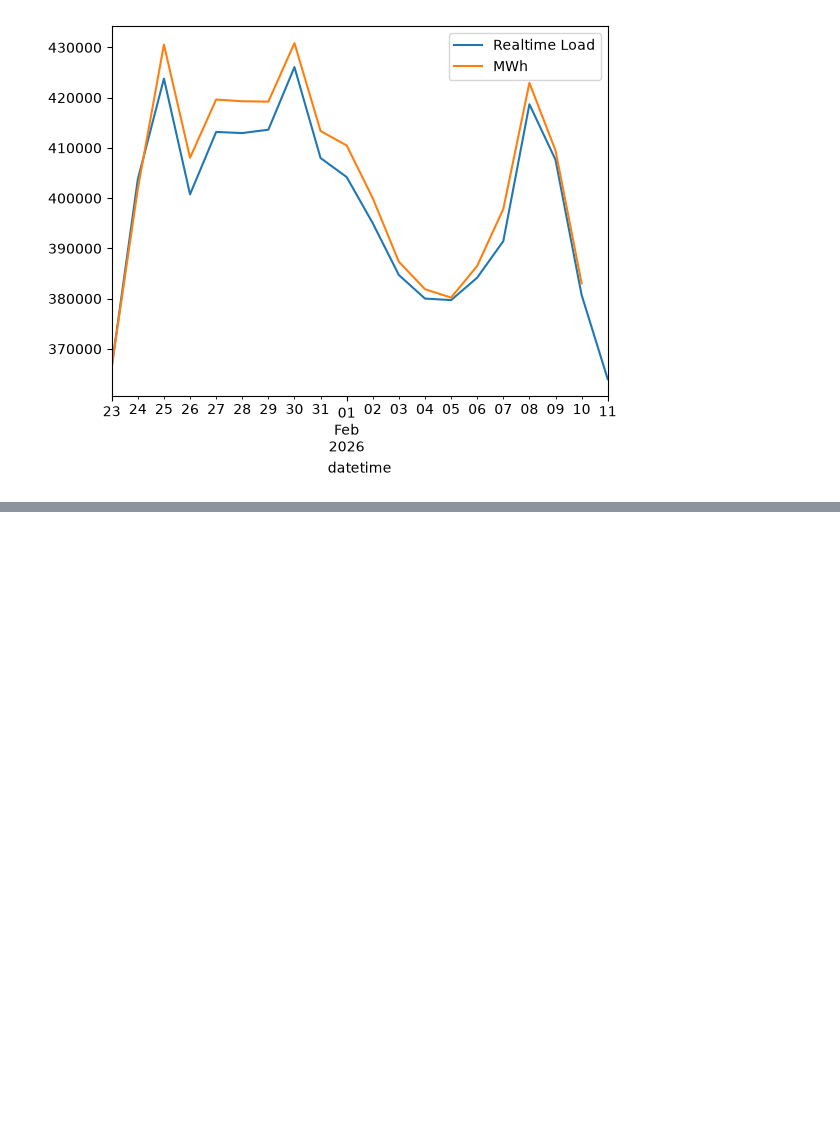
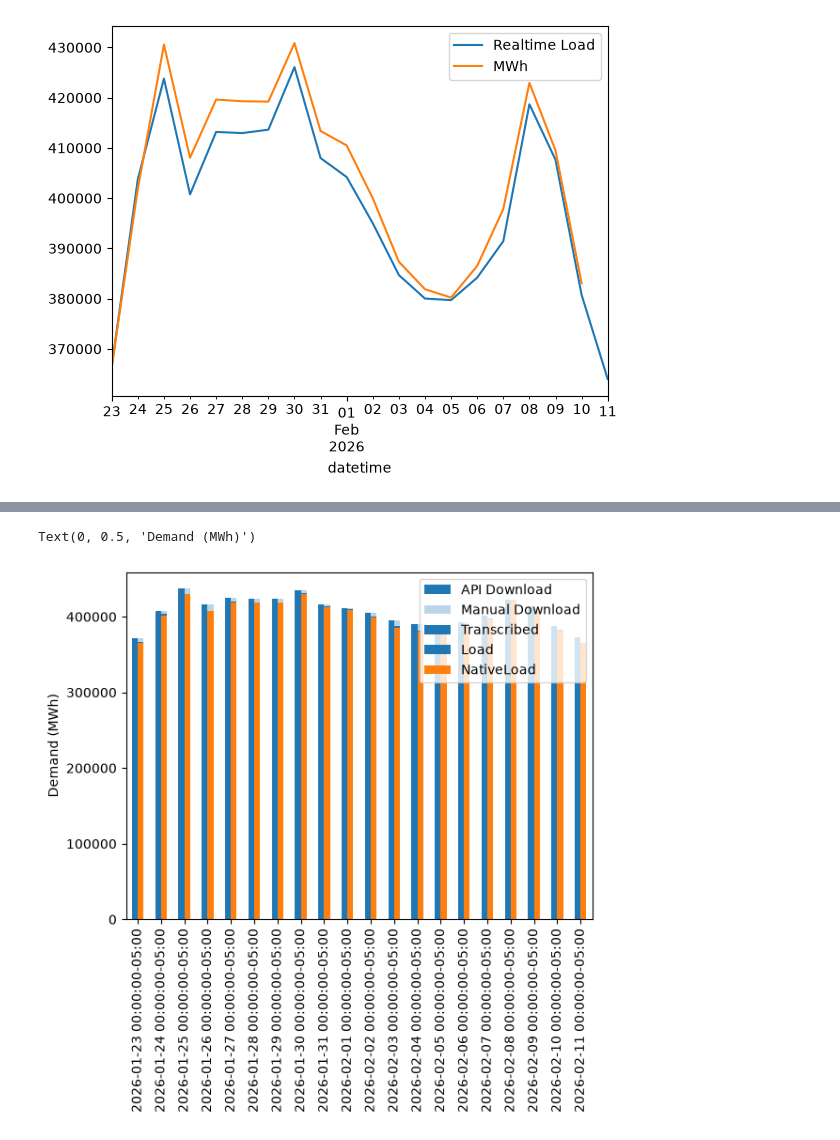
Before and after one commit to ucsusa/osw_analysis, a Jupyter notebook: demand_download.ipynb, the cells around one changed output, grey strips where cells are left out. Cells and saved outputs as stored; diff of their text form; code cells hidden in the pictures; blank space fills up the shorter version.

```diff
--- a/demand_download.ipynb
+++ b/demand_download.ipynb
@@ -89,0 +271,12 @@ ax.legend()
+# %%
+fig, ax = plt.subplots()
+full_df.sum(axis=1).plot.bar(ax=ax, label='API Download')
+full_df_man.sum(axis=1).plot.bar(ax=ax, label='Manual Download', lw=10, alpha=0.3)
+trans_df.reindex(full_df.index).rename(columns={'MWh':'Transcribed'}).plot.bar(ax=ax, label='Transcribed')
+hourlysys_df.resample('D').sum()[['Load','NativeLoad']].plot.bar(ax=ax)
+ax.legend()
+ax.set_xlabel('')
+ax.set_ylabel("Demand (MWh)")
+# %% [output]
+Text(0, 0.5, 'Demand (MWh)')
+[figure, added]
```
Also changed, not shown: parts of 23 cells of this notebook, 2 other files.
